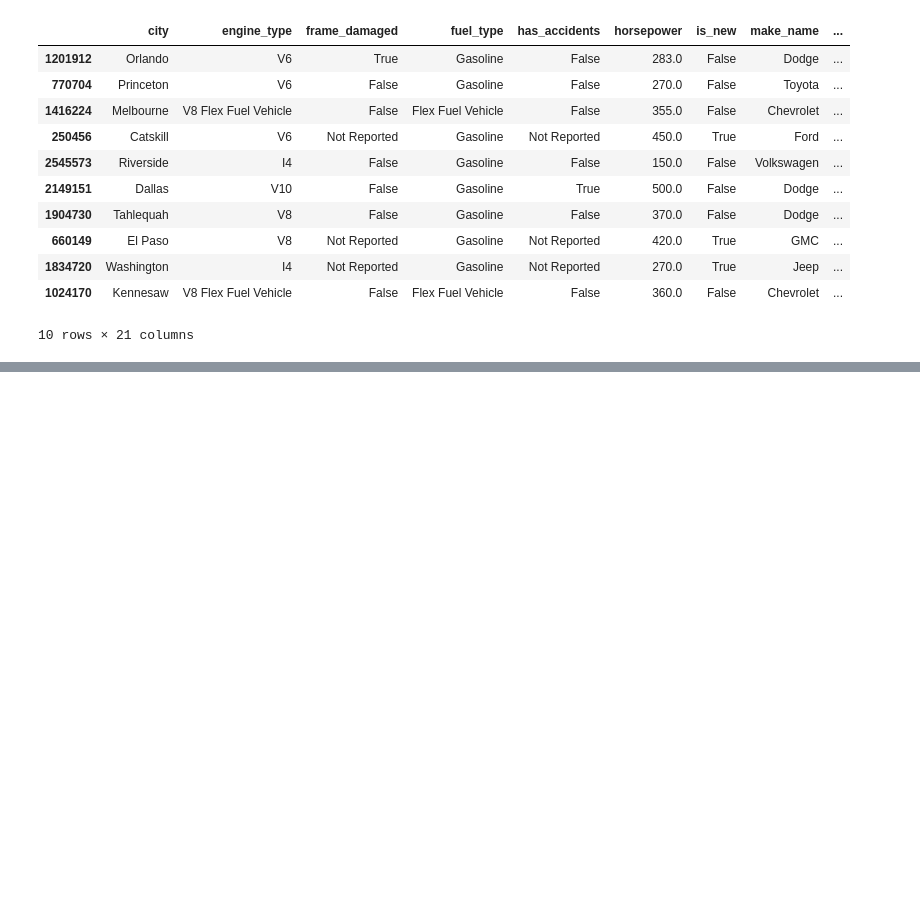
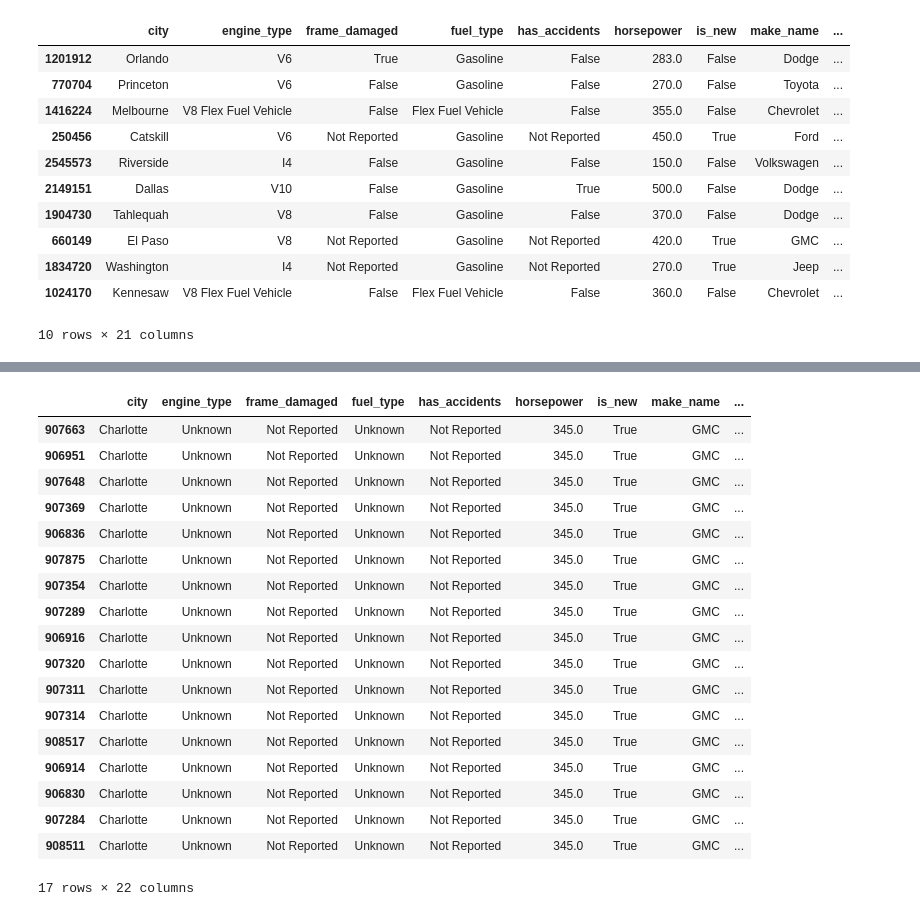
Before and after one commit to CaseyKiiza2026/vehicle-valuation-platform, a Jupyter notebook: notebooks/other_model.ipynb, the cells around one changed output, grey strips where cells are left out. Drawn from its saved outputs; the diff is of its cells as text; code cells hidden in the pictures; blank space fills up the shorter version.

```diff
--- a/notebooks/other_model.ipynb
+++ b/notebooks/other_model.ipynb
@@ -136,0 +231,8 @@ val_group
+# %%
+sus_hash = 6713839979747926329
+
+val_rows = X_val.loc[val_hashes == sus_hash].copy()
+val_rows["price"] = y_val.loc[val_rows.index]
+
+train_rows = X_train.loc[train_hashes == sus_hash].copy()
+train_rows["price"] = y_train.loc[train_rows.index]
@@ -136,0 +248,22 @@ val_group
+# %%
+train_rows
+# %% [output]
+|  | city | engine_type | frame_damaged | fuel_type | has_accidents | horsepower | is_new | make_name | ... |
+| 907663 | Charlotte | Unknown | Not Reported | Unknown | Not Reported | 345.0 | True | GMC | ... |
+| 906951 | Charlotte | Unknown | Not Reported | Unknown | Not Reported | 345.0 | True | GMC | ... |
+| 907648 | Charlotte | Unknown | Not Reported | Unknown | Not Reported | 345.0 | True | GMC | ... |
+| 907369 | Charlotte | Unknown | Not Reported | Unknown | Not Reported | 345.0 | True | GMC | ... |
+| 906836 | Charlotte | Unknown | Not Reported | Unknown | Not Reported | 345.0 | True | GMC | ... |
+| 907875 | Charlotte | Unknown | Not Reported | Unknown | Not Reported | 345.0 | True | GMC | ... |
+| 907354 | Charlotte | Unknown | Not Reported | Unknown | Not Reported | 345.0 | True | GMC | ... |
+| 907289 | Charlotte | Unknown | Not Reported | Unknown | Not Reported | 345.0 | True | GMC | ... |
+| 906916 | Charlotte | Unknown | Not Reported | Unknown | Not Reported | 345.0 | True | GMC | ... |
+| 907320 | Charlotte | Unknown | Not Reported | Unknown | Not Reported | 345.0 | True | GMC | ... |
+| 907311 | Charlotte | Unknown | Not Reported | Unknown | Not Reported | 345.0 | True | GMC | ... |
+| 907314 | Charlotte | Unknown | Not Reported | Unknown | Not Reported | 345.0 | True | GMC | ... |
+| 908517 | Charlotte | Unknown | Not Reported | Unknown | Not Reported | 345.0 | True | GMC | ... |
+| 906914 | Charlotte | Unknown | Not Reported | Unknown | Not Reported | 345.0 | True | GMC | ... |
+| 906830 | Charlotte | Unknown | Not Reported | Unknown | Not Reported | 345.0 | True | GMC | ... |
+| 907284 | Charlotte | Unknown | Not Reported | Unknown | Not Reported | 345.0 | True | GMC | ... |
+| 908511 | Charlotte | Unknown | Not Reported | Unknown | Not Reported | 345.0 | True | GMC | ... |
+17 rows × 22 columns
```
Also changed, not shown: parts of 13 cells of this notebook.
